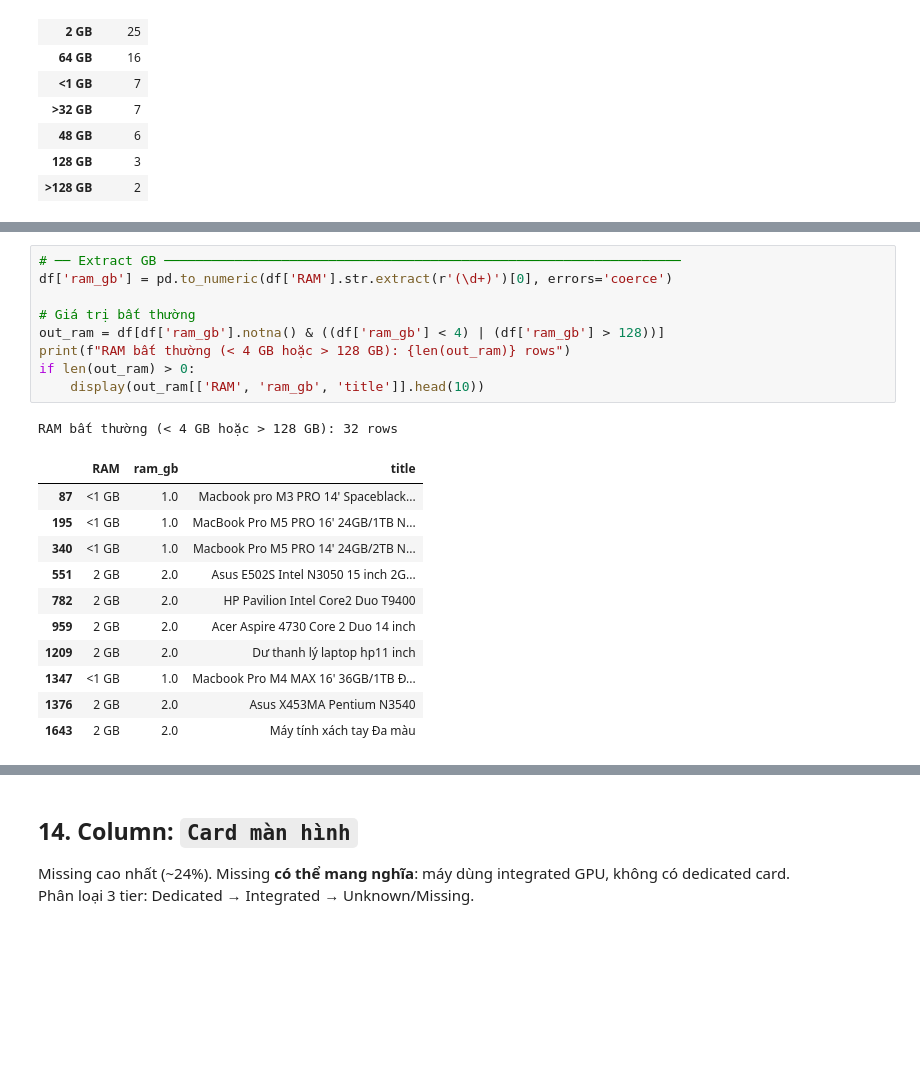
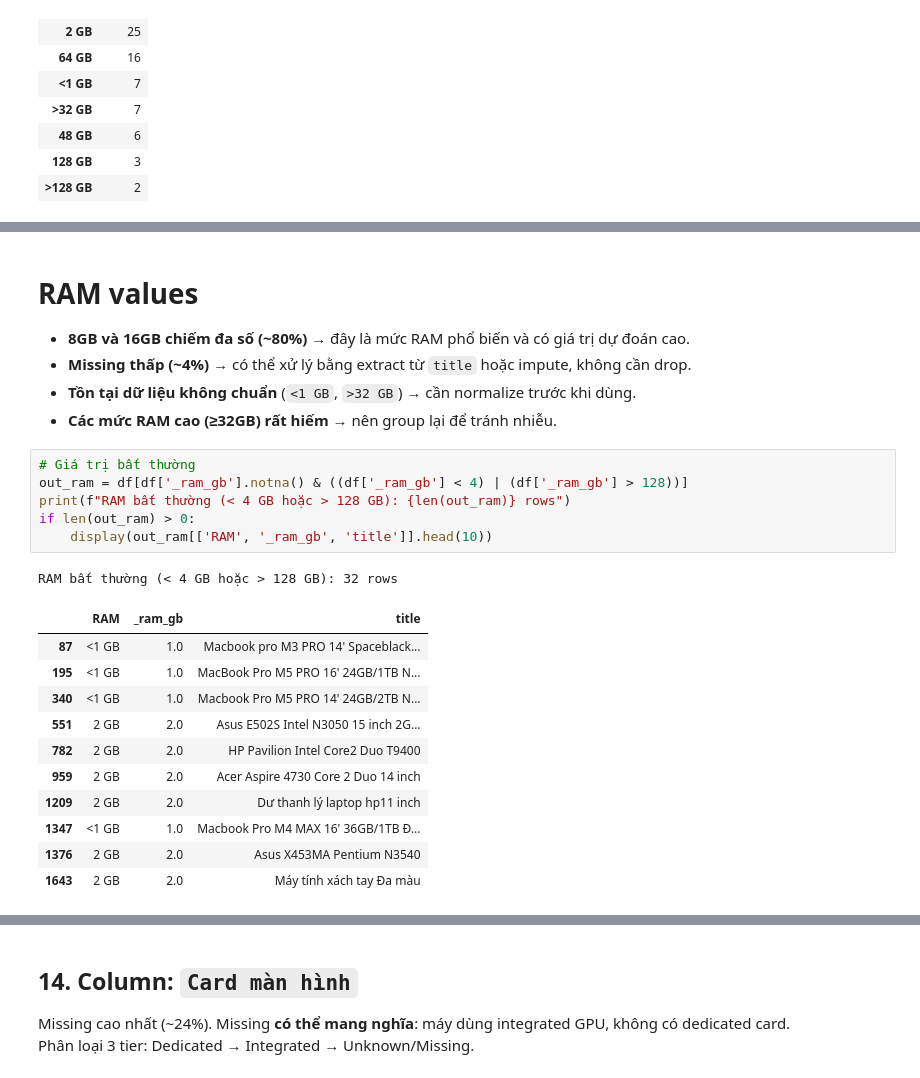
Before and after one commit to thisYui/Laptop-Price-Prediction, a Jupyter notebook: notebooks/data/01a_chotot_inspection.ipynb, the cells around one changed output, grey strips where cells are left out. Cells and saved outputs as stored; diff of their text form; blank space fills up the shorter version.

```diff
--- a/notebooks/data/01a_chotot_inspection.ipynb
+++ b/notebooks/data/01a_chotot_inspection.ipynb
@@ -4054,15 +4070,19 @@ display(df['RAM'].value_counts(dropna=False).to_frame())
+# %% [markdown]
+# RAM values
+
+- **8GB và 16GB chiếm đa số (~80%)** → đây là mức RAM phổ biến và có giá trị dự đoán cao.
+- **Missing thấp (~4%)** → có thể xử lý bằng extract từ `title` hoặc impute, không cần drop.
+- **Tồn tại dữ liệu không chuẩn** (`<1 GB`, `>32 GB`) → cần normalize trước khi dùng.
+- **Các mức RAM cao (≥32GB) rất hiếm** → nên group lại để tránh nhiễu.
 # %%
-# ── Extract GB ──────────────────────────────────────────────────────────────────
-df['ram_gb'] = pd.to_numeric(df['RAM'].str.extract(r'(\d+)')[0], errors='coerce')
-
 # Giá trị bất thường
-out_ram = df[df['ram_gb'].notna() & ((df['ram_gb'] < 4) | (df['ram_gb'] > 128))]
+out_ram = df[df['_ram_gb'].notna() & ((df['_ram_gb'] < 4) | (df['_ram_gb'] > 128))]
 print(f"RAM bất thường (< 4 GB hoặc > 128 GB): {len(out_ram)} rows")
 if len(out_ram) > 0:
-    display(out_ram[['RAM', 'ram_gb', 'title']].head(10))
+    display(out_ram[['RAM', '_ram_gb', 'title']].head(10))
 # %% [output]
 RAM bất thường (< 4 GB hoặc > 128 GB): 32 rows
-|  | RAM | ram_gb | title |
+|  | RAM | _ram_gb | title |
 | 87 | <1 GB | 1.0 | Macbook pro M3 PRO 14' Spaceblack... |
 | 195 | <1 GB | 1.0 | MacBook Pro M5 PRO 16' 24GB/1TB N... |
 | 340 | <1 GB | 1.0 | Macbook Pro M5 PRO 14' 24GB/2TB N... |
```
Also changed, not shown: parts of 64 cells of this notebook.
